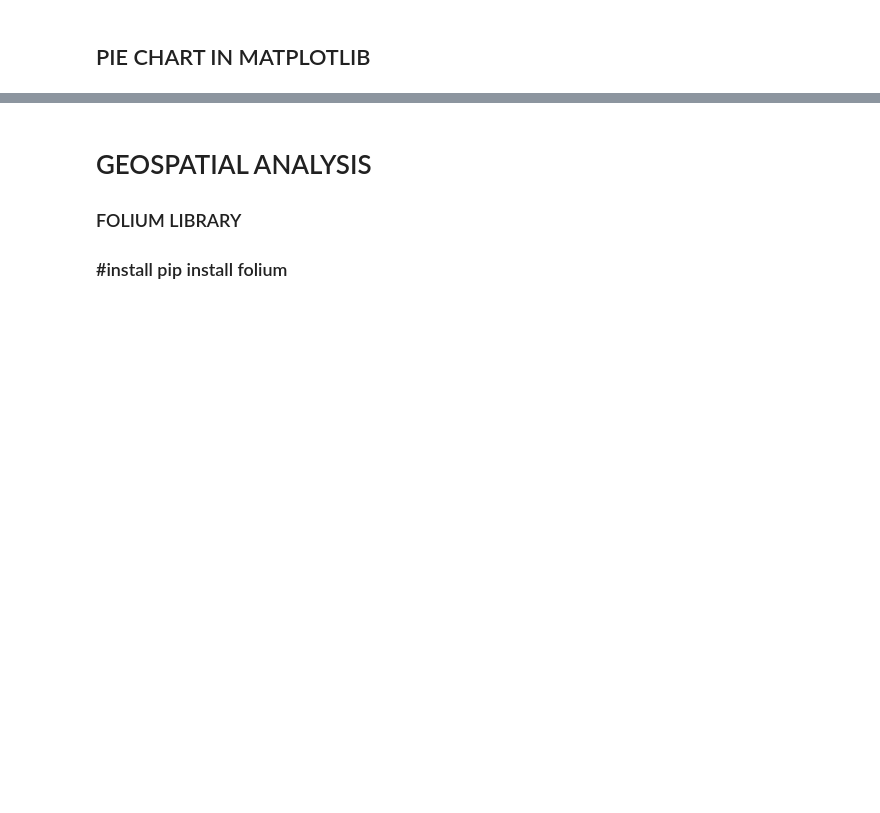
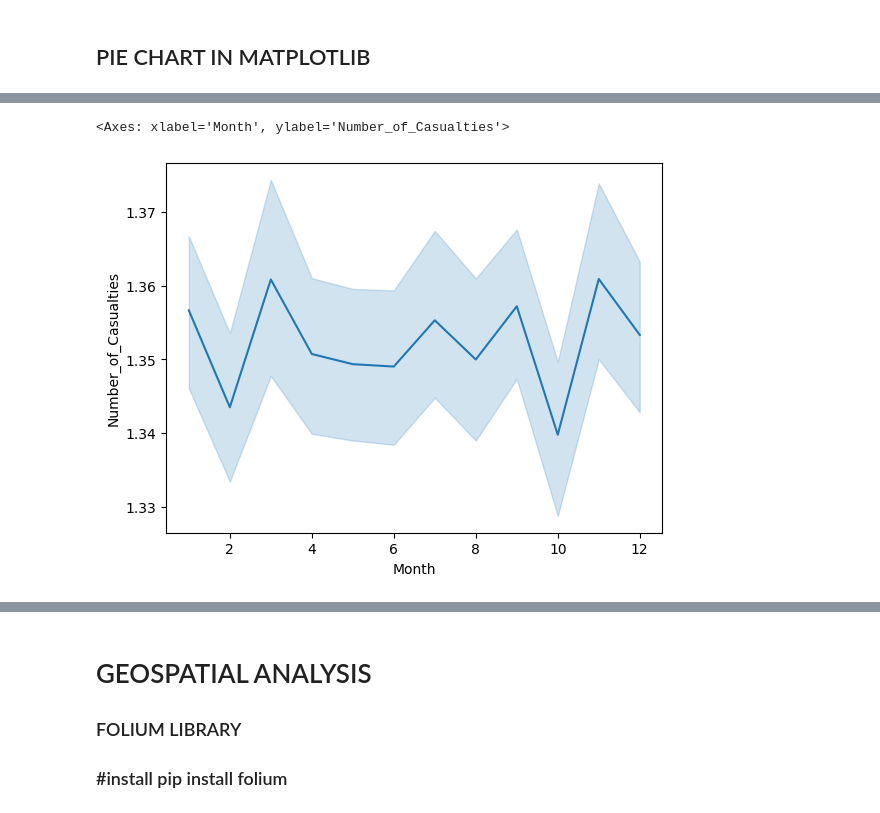
Before and after one commit to themosthandsome18/ELEC3B-ACTIVITIE-3, a Jupyter notebook: ELEC3B-ACTIVITIE-3(HEATMAP).ipynb, the cells around one changed output, grey strips where cells are left out. Drawn from its saved outputs; the diff is of its cells as text; code cells hidden in the pictures; blank space fills up the shorter version.

```diff
--- a/ELEC3B-ACTIVITIE-3(HEATMAP).ipynb
+++ b/ELEC3B-ACTIVITIE-3(HEATMAP).ipynb
@@ -117 +188,6 @@ plt.show()
+# %%
+sns.lineplot(data=accident, y='Number_of_Casualties', x = 'Month')
+# %% [output]
+<Axes: xlabel='Month', ylabel='Number_of_Casualties'>
+[figure, added]
 # %% [markdown]
```
Also changed, not shown: parts of 27 cells of this notebook.
